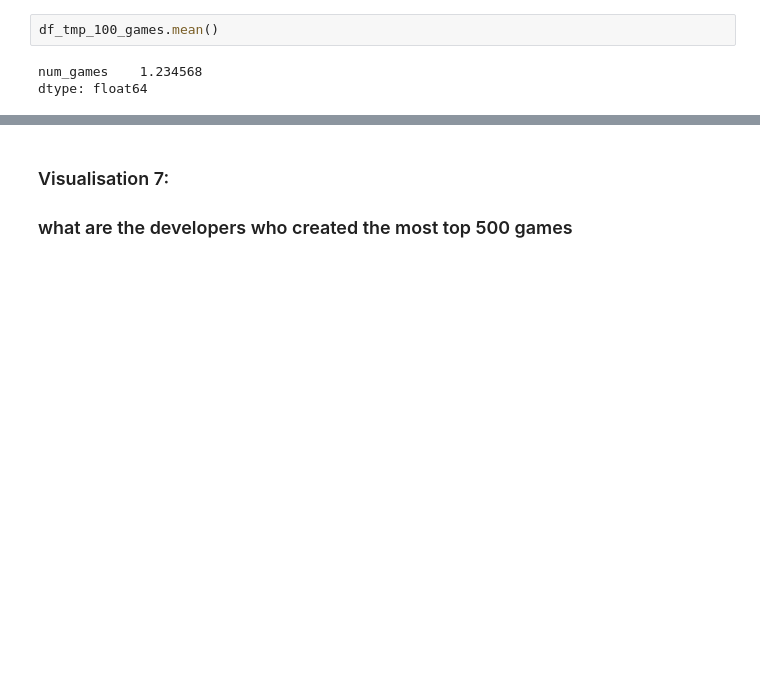
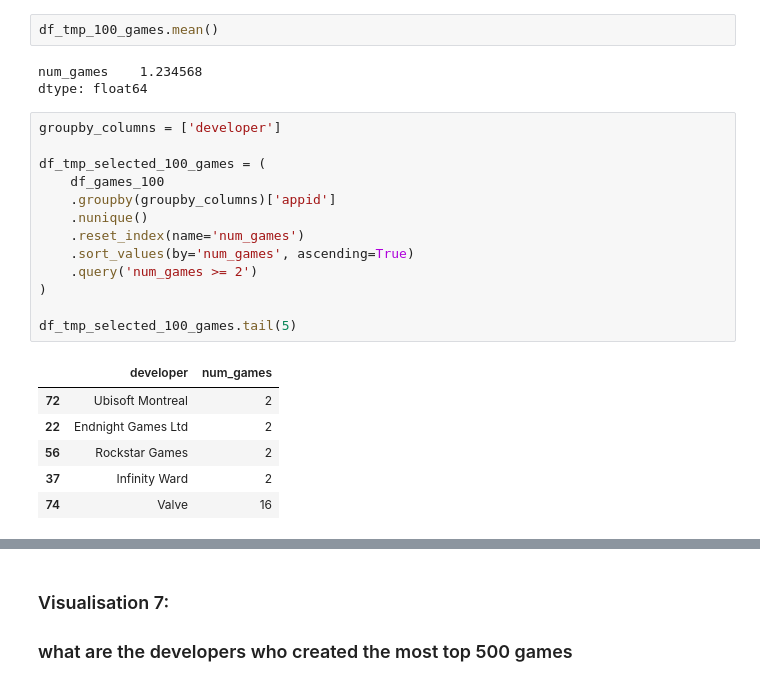
Before and after one commit to simondesh/DS105SuperStar, a Jupyter notebook: presentation/Pivoting.ipynb, the cells around one changed output, grey strips where cells are left out. Saved outputs shown, nothing was run; the diff lists cells and outputs as text; blank space fills up the shorter version.

```diff
--- a/presentation/Pivoting.ipynb
+++ b/presentation/Pivoting.ipynb
@@ -371,5 +383,25 @@ df_tmp_100_games.mean()
 # %% [output]
 num_games    1.234568
 dtype: float64
+# %%
+groupby_columns = ['developer']
+
+df_tmp_selected_100_games = (
+    df_games_100
+    .groupby(groupby_columns)['appid']
+    .nunique()
+    .reset_index(name='num_games')
+    .sort_values(by='num_games', ascending=True)
+    .query('num_games >= 2')
+)
+
+df_tmp_selected_100_games.tail(5)
+# %% [output]
+|  | developer | num_games |
+| 72 | Ubisoft Montreal | 2 |
+| 22 | Endnight Games Ltd | 2 |
+| 56 | Rockstar Games | 2 |
+| 37 | Infinity Ward | 2 |
+| 74 | Valve | 16 |
 # %%
 #| echo: false
```
Also changed, not shown: parts of 6 cells of this notebook, 1 other file.
